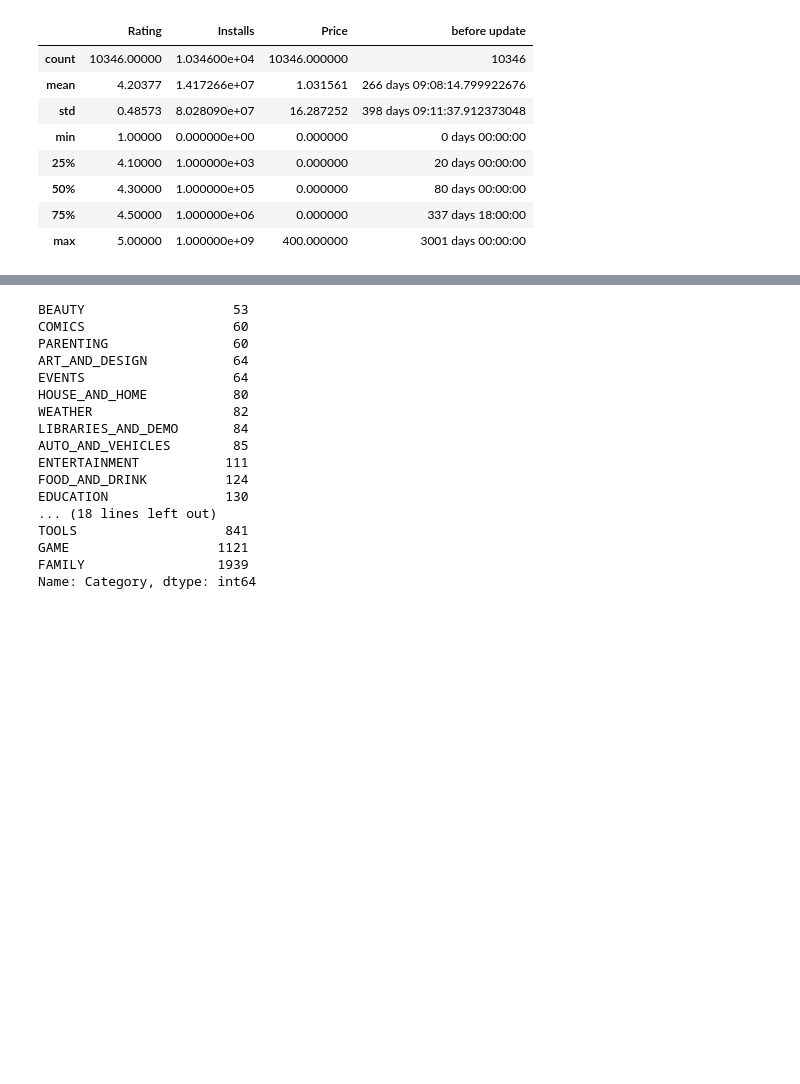
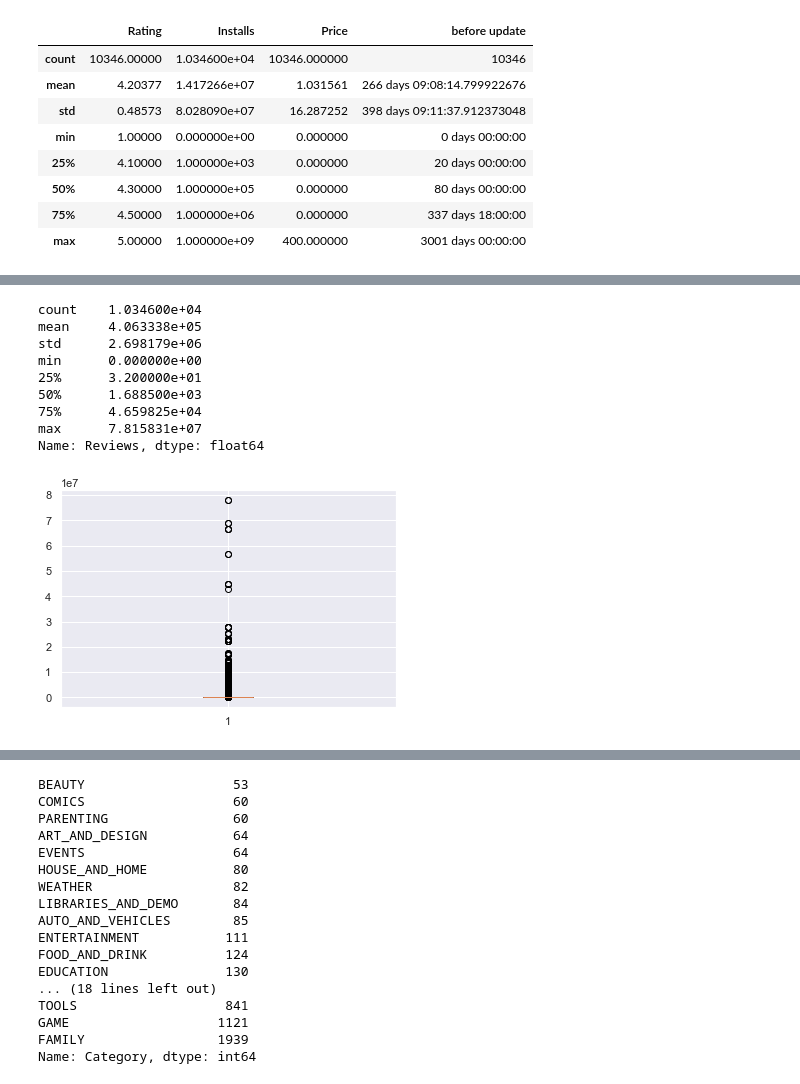
Before and after one commit to nguyengoc16/DataScience, a Jupyter notebook: GGplaystore-checkpoint.ipynb, the cells around one changed output, grey strips where cells are left out. Cells and saved outputs as stored; diff of their text form; code cells hidden in the pictures; blank space fills up the shorter version.

```diff
--- a/GGplaystore-checkpoint.ipynb
+++ b/GGplaystore-checkpoint.ipynb
@@ -186,0 +203,14 @@ google_data.describe()
+# %%
+plt.boxplot(google_data['Reviews'])
+google_data['Reviews'].describe()
+# %% [output]
+count    1.034600e+04
+mean     4.063338e+05
+std      2.698179e+06
+min      0.000000e+00
+25%      3.200000e+01
+50%      1.688500e+03
+75%      4.659825e+04
+max      7.815831e+07
+Name: Reviews, dtype: float64
+[figure, added]
```
Also changed, not shown: parts of 23 cells of this notebook.
